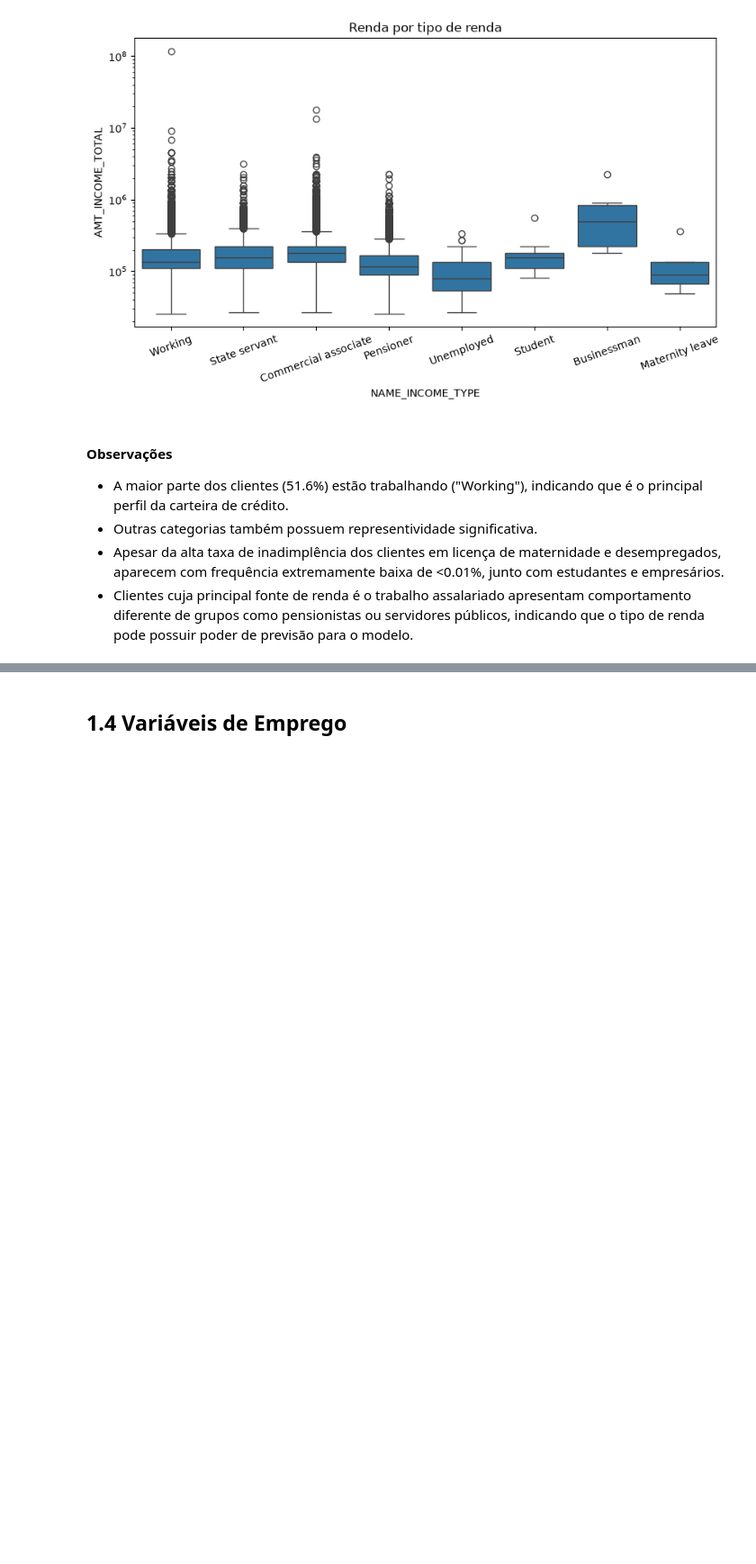
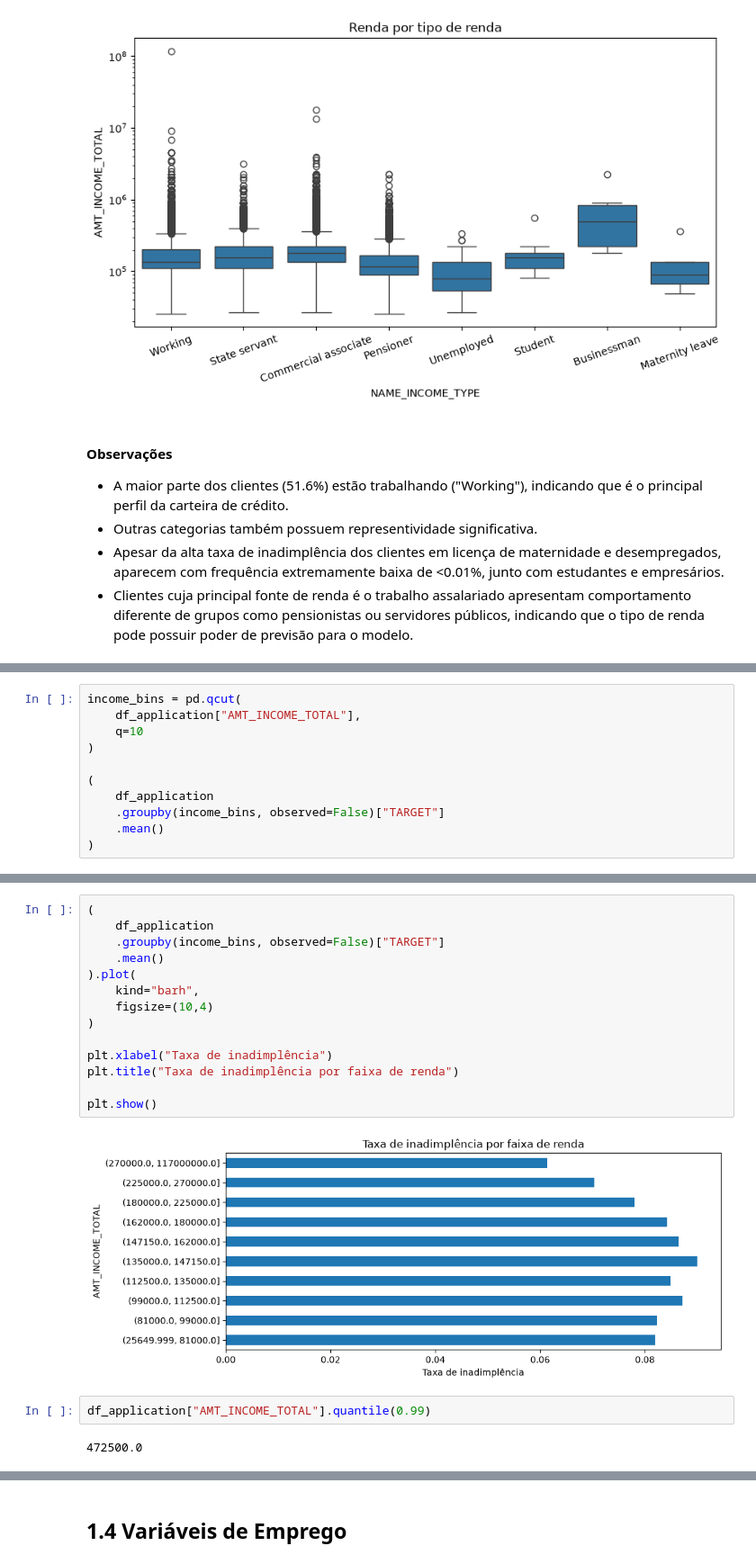
Before and after one commit to luccascruz/projeto-ml-labdata, a Jupyter notebook: DataPipeline/exp_analysis.ipynb, the cells around one changed output, grey strips where cells are left out. Shown at 90% size. Drawn from its saved outputs; the diff is of its cells as text; blank space fills up the shorter version.

```diff
--- a/DataPipeline/exp_analysis.ipynb
+++ b/DataPipeline/exp_analysis.ipynb
@@ -706,0 +772,11 @@ df_application[financeiras].describe().T
+# %%
+income_bins = pd.qcut(
+    df_application["AMT_INCOME_TOTAL"],
+    q=10
+)
+
+(
+    df_application
+    .groupby(income_bins, observed=False)["TARGET"]
+    .mean()
+)
@@ -706,0 +796,20 @@ df_application[financeiras].describe().T
+# %%
+(
+    df_application
+    .groupby(income_bins, observed=False)["TARGET"]
+    .mean()
+).plot(
+    kind="barh",
+    figsize=(10,4)
+)
+
+plt.xlabel("Taxa de inadimplência")
+plt.title("Taxa de inadimplência por faixa de renda")
+
+plt.show()
+# %% [output]
+[figure, added]
+# %%
+df_application["AMT_INCOME_TOTAL"].quantile(0.99)
+# %% [output]
+472500.0
```
Also changed, not shown: parts of 27 cells of this notebook.
